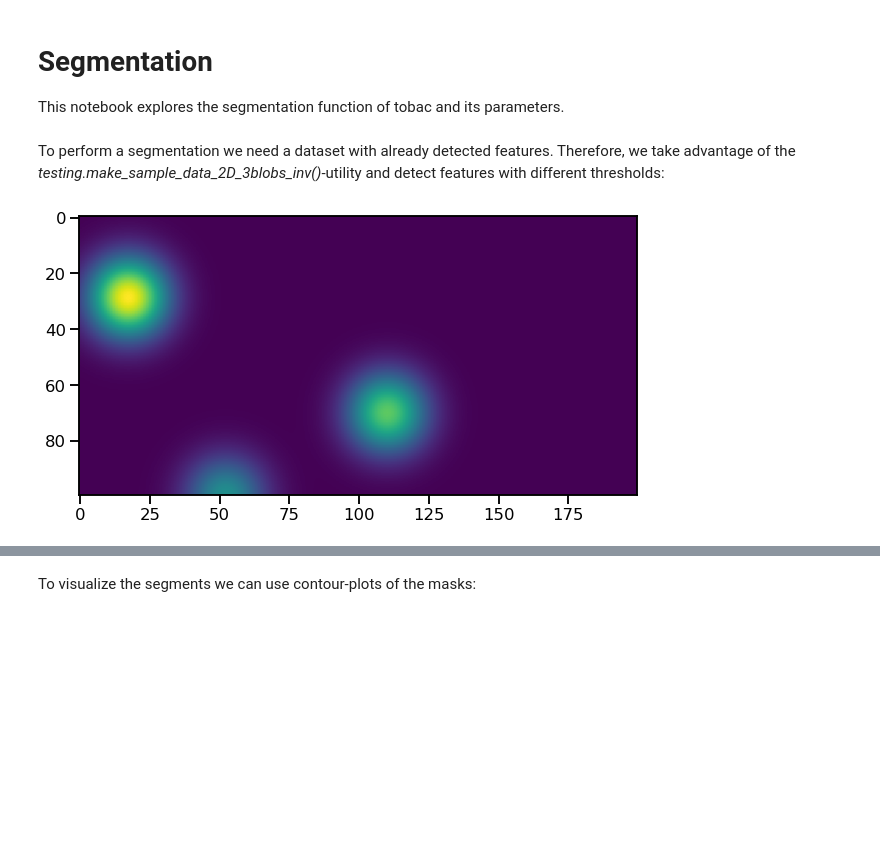
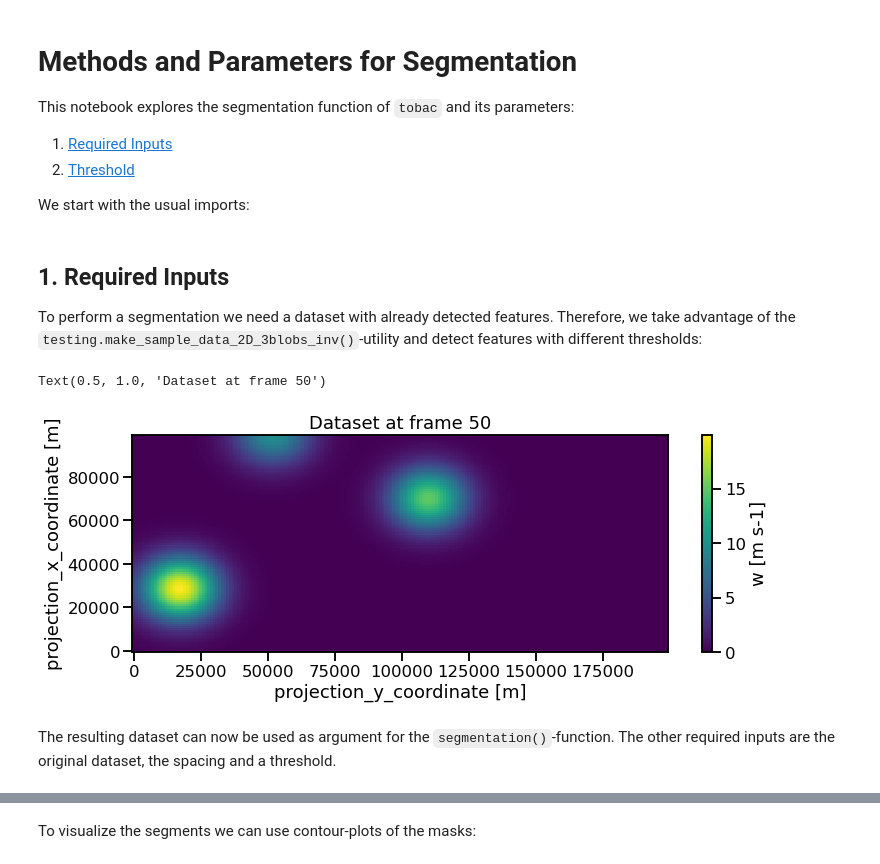
Before and after one commit to tobac-project/tobac-tutorials, a Jupyter notebook: tutorials/Basics/Segmentation.ipynb, the cells around one changed output, grey strips where cells are left out. Drawn from its saved outputs; the diff is of its cells as text; code cells hidden in the pictures; blank space fills up the shorter version.

Commit message:
change style of segmentation

```diff
--- a/tutorials/Basics/Segmentation.ipynb
+++ b/tutorials/Basics/Segmentation.ipynb
@@ -1,7 +1,12 @@
 # %% [markdown]
-# Segmentation
+# Methods and Parameters for Segmentation
 
-This notebook explores the segmentation function of tobac and its parameters.
+This notebook explores the segmentation function of `tobac` and its parameters:
+
+1. [Required Inputs](#1.-Required-Inputs)
+2. [Threshold](#2.-Threshold)
+
+We start with the usual imports:
 # %%
 import tobac
 import numpy as np
@@ -12,16 +17,22 @@ sns.set_context('talk')
 
 %matplotlib inline
 # %% [markdown]
-To perform a segmentation we need a dataset with already detected features. Therefore, we take advantage of the *testing.make_sample_data_2D_3blobs_inv()*-utility and detect features with different thresholds:
+## 1. Required Inputs
+
+To perform a segmentation we need a dataset with already detected features. Therefore, we take advantage of the `testing.make_sample_data_2D_3blobs_inv()`-utility and detect features with different thresholds:
-# %%
-data = tobac.testing.make_sample_data_2D_3blobs_inv()
-dxy, dt = tobac.utils.get_spacings(data)
-thresholds = [9, 14, 17]
-plt.figure(figsize = (10, 10))
-plt.imshow(data[50])
-plt.show()
-# %% [output]
-[figure, removed]
+# %%
+data = tobac.testing.make_sample_data_2D_3blobs_inv()
+dxy, dt = tobac.utils.get_spacings(data)
+thresholds = [9, 14, 17]
+fig, ax = plt.subplots(ncols=1, nrows = 1, figsize=(12, 4), sharey=True)
+plt.subplots_adjust( hspace = 0.5)
+data.isel(time=50).plot(ax=ax)
+ax.set_title('Dataset at frame 50')
+# %% [output]
+Text(0.5, 1.0, 'Dataset at frame 50')
+[figure, added]
 # %%
 %%capture
 features = tobac.themes.tobac_v1.feature_detection_multithreshold(data, dxy, thresholds)
+# %% [markdown]
+The resulting dataset can now be used as argument for the `segmentation()`-function. The other required inputs are the original dataset, the spacing and a threshold.
```
Also changed, not shown: parts of 15 cells of this notebook.
